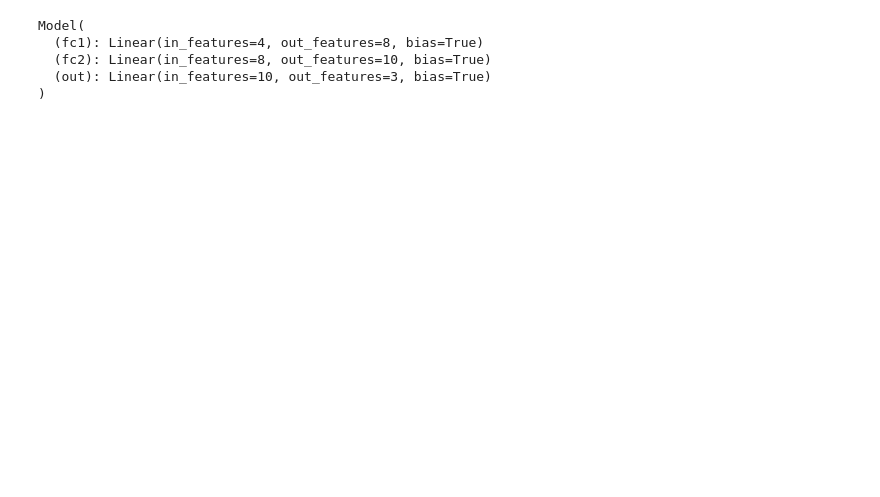
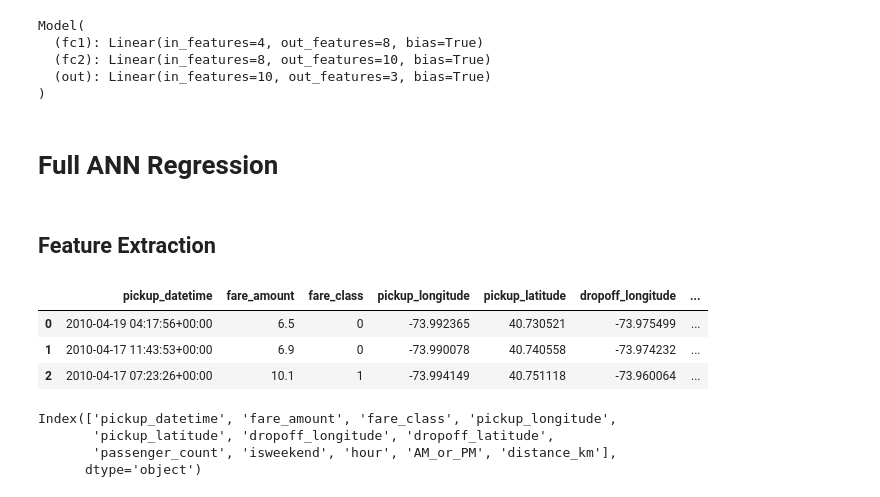
Before and after one commit to Mousavisp/DL-w-PyTorch-4-Medical-Image, a Jupyter notebook: 5. ANN Artificial Neural Networks.ipynb, the cells around one changed output. Cells and saved outputs as stored; diff of their text form; code cells hidden in the pictures; blank space fills up the shorter version.

Commit message:
Feature Engineering for Full Regression ANN

```diff
--- a/5. ANN Artificial Neural Networks.ipynb
+++ b/5. ANN Artificial Neural Networks.ipynb
@@ -277,3 +280,23 @@ Model(
   (fc2): Linear(in_features=8, out_features=10, bias=True)
   (out): Linear(in_features=10, out_features=3, bias=True)
 )
+# %% [markdown]
+# Full ANN Regression
+# %% [markdown]
+## Feature Extraction
+# %%
+df = pd.read_csv('NYCTaxiFares.csv')
+# %%
+df.head(3)
+# %% [output]
+|  | pickup_datetime | fare_amount | fare_class | pickup_longitude | pickup_latitude | dropoff_longitude | ... |
+| 0 | 2010-04-19 04:17:56+00:00 | 6.5 | 0 | -73.992365 | 40.730521 | -73.975499 | ... |
+| 1 | 2010-04-17 11:43:53+00:00 | 6.9 | 0 | -73.990078 | 40.740558 | -73.974232 | ... |
+| 2 | 2010-04-17 07:23:26+00:00 | 10.1 | 1 | -73.994149 | 40.751118 | -73.960064 | ... |
+# %%
+df.columns
+# %% [output]
+Index(['pickup_datetime', 'fare_amount', 'fare_class', 'pickup_longitude',
+       'pickup_latitude', 'dropoff_longitude', 'dropoff_latitude',
+       'passenger_count', 'isweekend', 'hour', 'AM_or_PM', 'distance_km'],
+      dtype='object')
```
Also changed, not shown: parts of 31 cells of this notebook.
